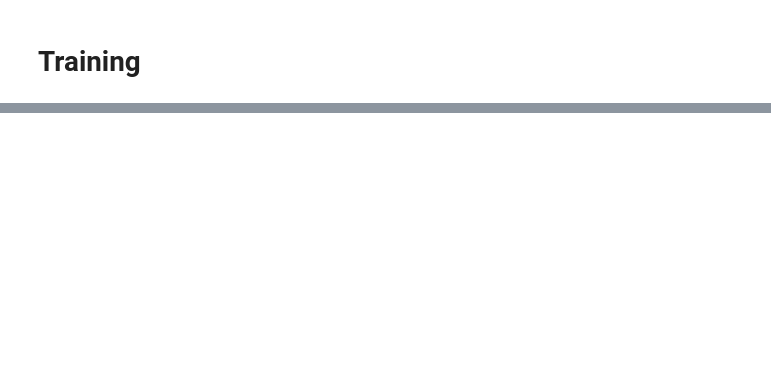
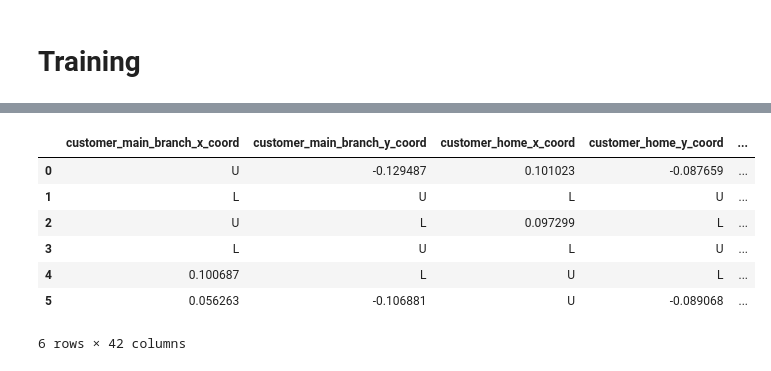
Before and after one commit to maddoxamei/Married-Couple-Identification, a Jupyter notebook: Python/clustering.ipynb, the cells around one changed output, grey strips where cells are left out. Cells and saved outputs as stored; diff of their text form; code cells hidden in the pictures; blank space fills up the shorter version.

```diff
--- a/Python/clustering.ipynb
+++ b/Python/clustering.ipynb
@@ -83,0 +91,11 @@ print('k-means:', silhouette_score(encoded_males_joint, encoded_males_joint_labe
+# %%
+cluster_extrema( kmeans_male_sep_centroids )
+# %% [output]
+|  | customer_main_branch_x_coord | customer_main_branch_y_coord | customer_home_x_coord | customer_home_y_coord | ... |
+| 0 | U | -0.129487 | 0.101023 | -0.087659 | ... |
+| 1 | L | U | L | U | ... |
+| 2 | U | L | 0.097299 | L | ... |
+| 3 | L | U | L | U | ... |
+| 4 | 0.100687 | L | U | L | ... |
+| 5 | 0.056263 | -0.106881 | U | -0.089068 | ... |
+6 rows × 42 columns
```
Also changed, not shown: parts of 16 cells of this notebook, 4 other files.
